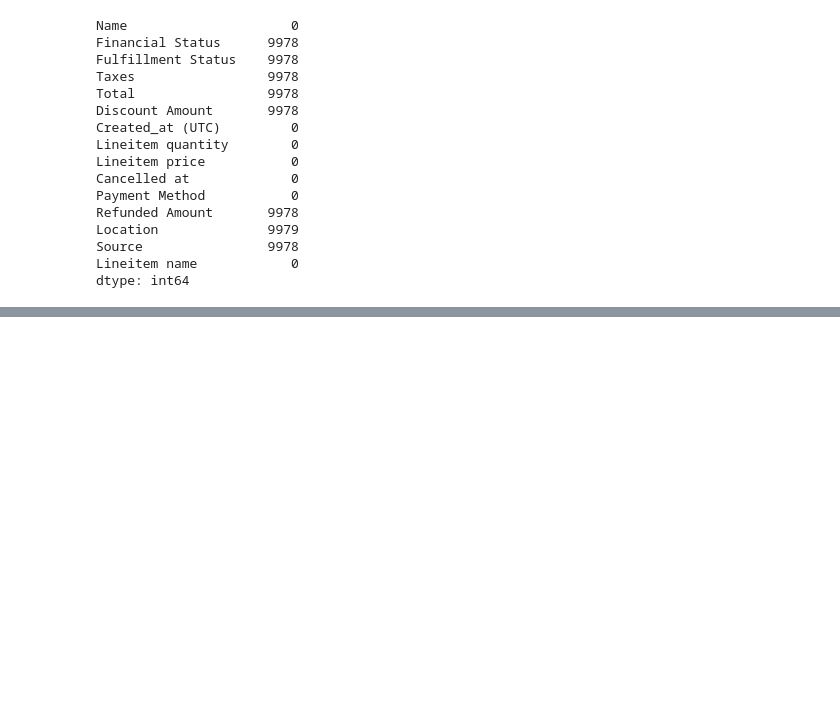
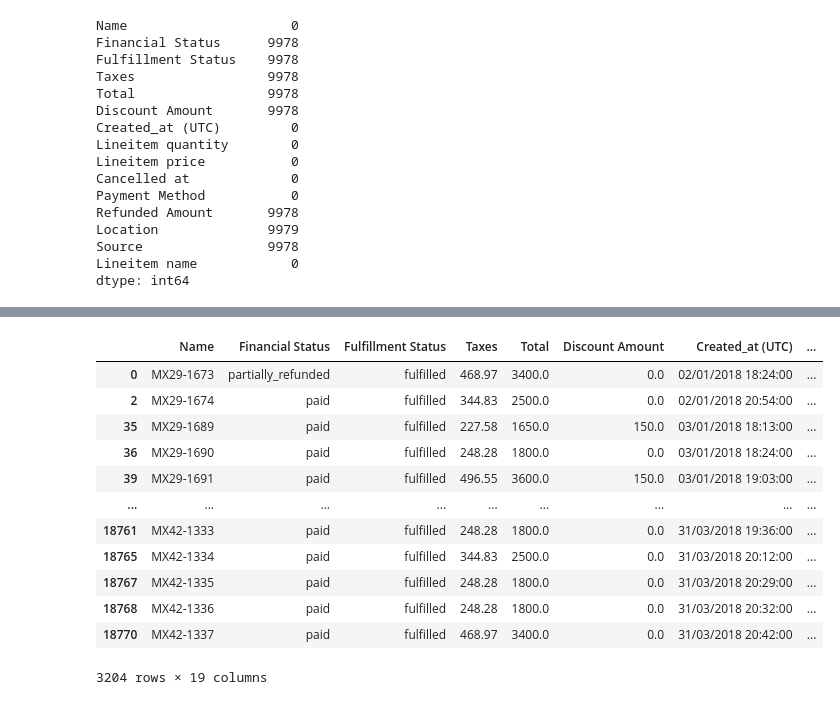
Before and after one commit to shiroiusagi4486/BenFrank, a Jupyter notebook: ExamenBen&Frank_ETL.ipynb, the cells around one changed output, grey strips where cells are left out. Cells and saved outputs as stored; diff of their text form; code cells hidden in the pictures; blank space fills up the shorter version.

```diff
--- a/ExamenBen&Frank.ipynb
+++ b/ExamenBen&Frank_ETL.ipynb
@@ -225,0 +250,56 @@ hoja_copia.to_csv('./B&F_limpio.csv', index = False)
+# %%
+#funcion que a partir de la fecha, obtiene solo la hora de dia
+def hora(fecha):
+    hora = fecha.split(':')
+    return hora[0][-2:]
+# %%
+#Diccionarios que sirven para mapear informacion de las funciones
+#Weekday regresa un numero desde cero y ese corresponde al dia lunes
+mapa_dias = {
+    0:'Lunes',
+    1:'Martes',
+    2:'Miercoles',
+    3:'Jueves',
+    4:'Viernes',
+    5:'Sábado',
+    6:'Domingo'
+}
+
+#la tienda considera los siguientes dias de est forma
+tipo_dia = {
+    'Lunes':'Entre Semana',
+    'Martes':'Entre Semana',
+    'Miercoles':'Entre Semana',
+    'Jueves':'Entre Semana',
+    'Viernes':'Fin de Semana',
+    'Sábado':'Fin de Semana',
+    'Domingo':'Fin de Semana'
+}
+# %%
+#Obtenemos el día en que se realizo la compra
+hoja_copia['Day'] = hoja_copia['Created_at (UTC)'].apply(dias).map(mapa_dias)
+#clasificamos si es entre semana o fin de semana
+hoja_copia['Day_Type'] = hoja_copia['Day'].map(tipo_dia)
+#Obtenemos la hora de presencia en la tienda, SIN MINUTOS
+hoja_copia['hora pico'] = hoja_copia['Created_at (UTC)'].apply(hora)
+# %%
+#última transformación de los datos, en esta linea discriminamos a las horas que no estan dentro del horario laboral
+hoja_copia['Horario_correcto'] = hoja_copia['hora pico'].isin(['11','12','13','14','15','16','17','18','19','20'])
+#Creamos el dataset final de donde vamos a sacar las gráficas
+dataset_final = hoja_copia.drop(hoja_copia[hoja_copia['Horario_correcto']==False].index)
+# %%
+dataset_final
+# %% [output]
+|  | Name | Financial Status | Fulfillment Status | Taxes | Total | Discount Amount | Created_at (UTC) | ... |
+| 0 | MX29-1673 | partially_refunded | fulfilled | 468.97 | 3400.0 | 0.0 | 02/01/2018 18:24:00 | ... |
+| 2 | MX29-1674 | paid | fulfilled | 344.83 | 2500.0 | 0.0 | 02/01/2018 20:54:00 | ... |
+| 35 | MX29-1689 | paid | fulfilled | 227.58 | 1650.0 | 150.0 | 03/01/2018 18:13:00 | ... |
+| 36 | MX29-1690 | paid | fulfilled | 248.28 | 1800.0 | 0.0 | 03/01/2018 18:24:00 | ... |
+| 39 | MX29-1691 | paid | fulfilled | 496.55 | 3600.0 | 150.0 | 03/01/2018 19:03:00 | ... |
+| ... | ... | ... | ... | ... | ... | ... | ... | ... |
+| 18761 | MX42-1333 | paid | fulfilled | 248.28 | 1800.0 | 0.0 | 31/03/2018 19:36:00 | ... |
+| 18765 | MX42-1334 | paid | fulfilled | 344.83 | 2500.0 | 0.0 | 31/03/2018 20:12:00 | ... |
+| 18767 | MX42-1335 | paid | fulfilled | 248.28 | 1800.0 | 0.0 | 31/03/2018 20:29:00 | ... |
+| 18768 | MX42-1336 | paid | fulfilled | 248.28 | 1800.0 | 0.0 | 31/03/2018 20:32:00 | ... |
+| 18770 | MX42-1337 | paid | fulfilled | 468.97 | 3400.0 | 0.0 | 31/03/2018 20:42:00 | ... |
+3204 rows × 19 columns
```
Also changed, not shown: parts of 8 cells of this notebook, 2 other files.
